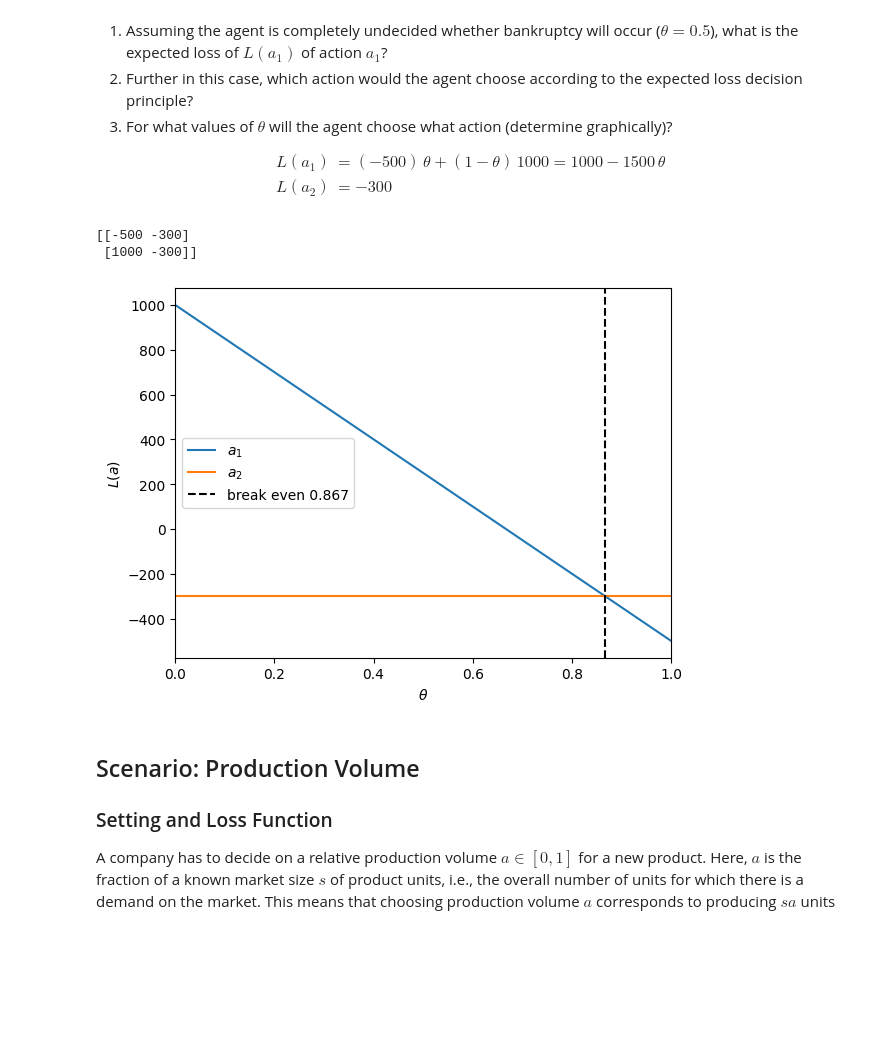
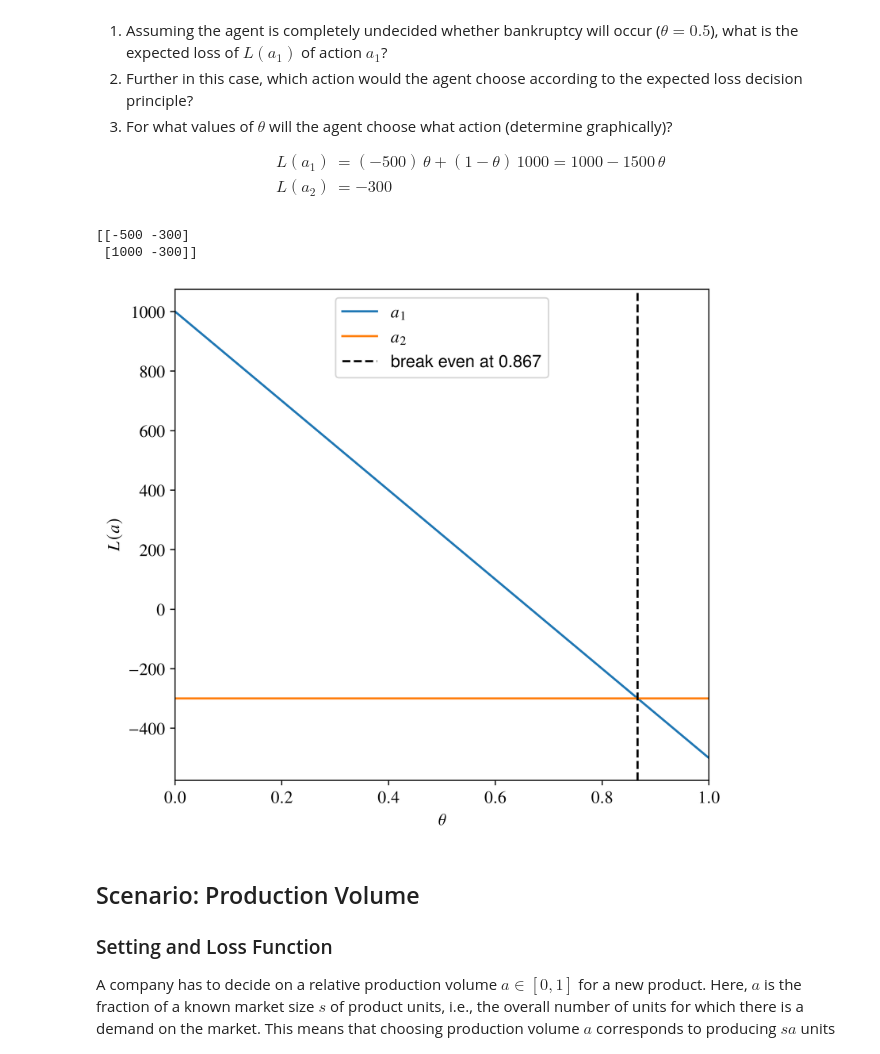
Before and after one commit to marioboley/Uni-Haifa-214.4312-Code, a Jupyter notebook: 1.1_introduction.ipynb, the cells around one changed output. Saved outputs shown, nothing was run; the diff lists cells and outputs as text; code cells hidden in the pictures; blank space fills up the shorter version.

```diff
--- a/1.1_introduction.ipynb
+++ b/1.1_introduction.ipynb
@@ -266,28 +266,32 @@ L(a_2) &= -300
 \end{aligned}
 $$
 # %%
+%config InlineBackend.figure_format = 'retina'
+
 from matplotlib import pyplot as plt
+from plotting import subplotgrid, HALF_SLIDE_DIMS
 import numpy as np
+from IPython.display import display
 
 loss_matrix = np.array([[-500, -300], [1000, -300]])
 print(loss_matrix)
 
 def expected_loss(a, theta):
     return loss_matrix[0, a]*theta + (1-theta)*loss_matrix[1, a]
 
 thetas = np.linspace(0, 1, 200)
-plt.plot(thetas, expected_loss(0, thetas), label='$a_1$')
-plt.plot(thetas, expected_loss(1, thetas), label='$a_2$')
-plt.axvline(13/15, linestyle='--', color='k', label=f'break even at {13/15:.3f}')
-plt.xlabel(r'$\theta$')
-plt.ylabel('$L(a)$')
-plt.legend()
-plt.margins(x=0)
-plt.show()
+fig, ax = subplotgrid(r'$\theta$', '$L(a)$', figsize=HALF_SLIDE_DIMS)
+ax.plot(thetas, expected_loss(0, thetas), label='$a_1$')
+ax.plot(thetas, expected_loss(1, thetas), label='$a_2$')
+ax.axvline(13/15, linestyle='--', color='k', label=f'break even at {13/15:.3f}')
+ax.legend()
+plt.savefig('output/investment_expected_loss.pdf', bbox_inches=0, dpi=300)
+display(fig, metadata={'image/png': {'width': '75%'}})
+plt.close()
 # %% [output]
 [[-500 -300]
  [1000 -300]]
-[figure, old version]
+[figure, new version]
 # %% [markdown]
 ## Scenario: Production Volume
 
```
Also changed, not shown: parts of 4 cells of this notebook, 2 other files.
